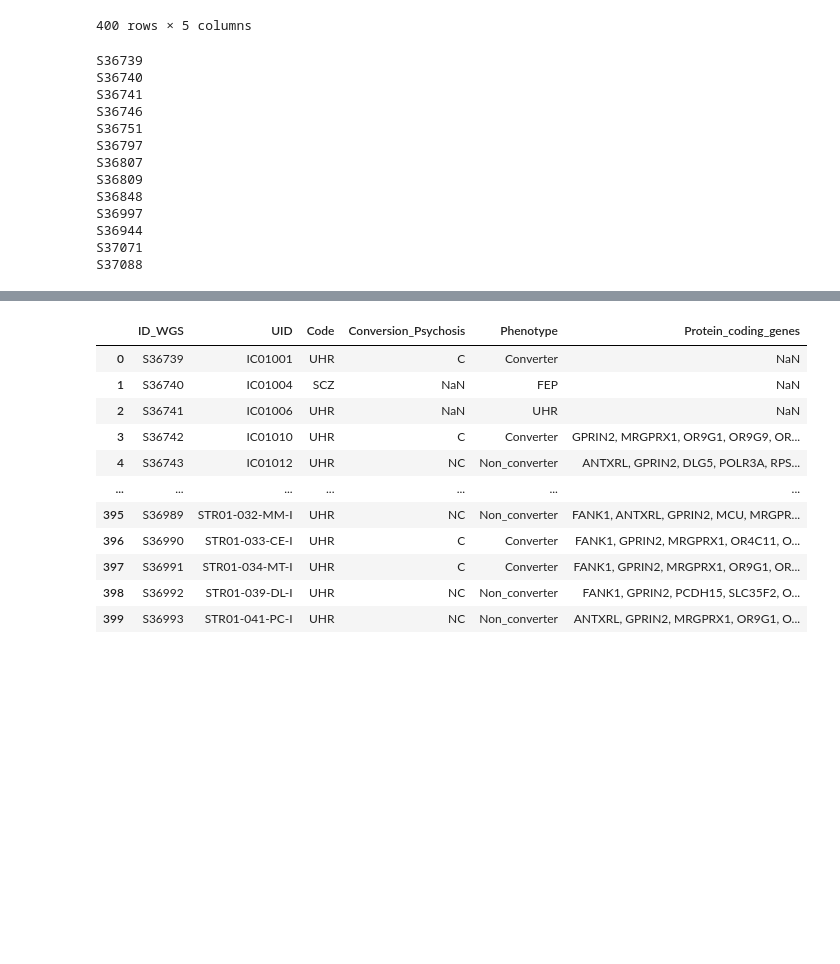
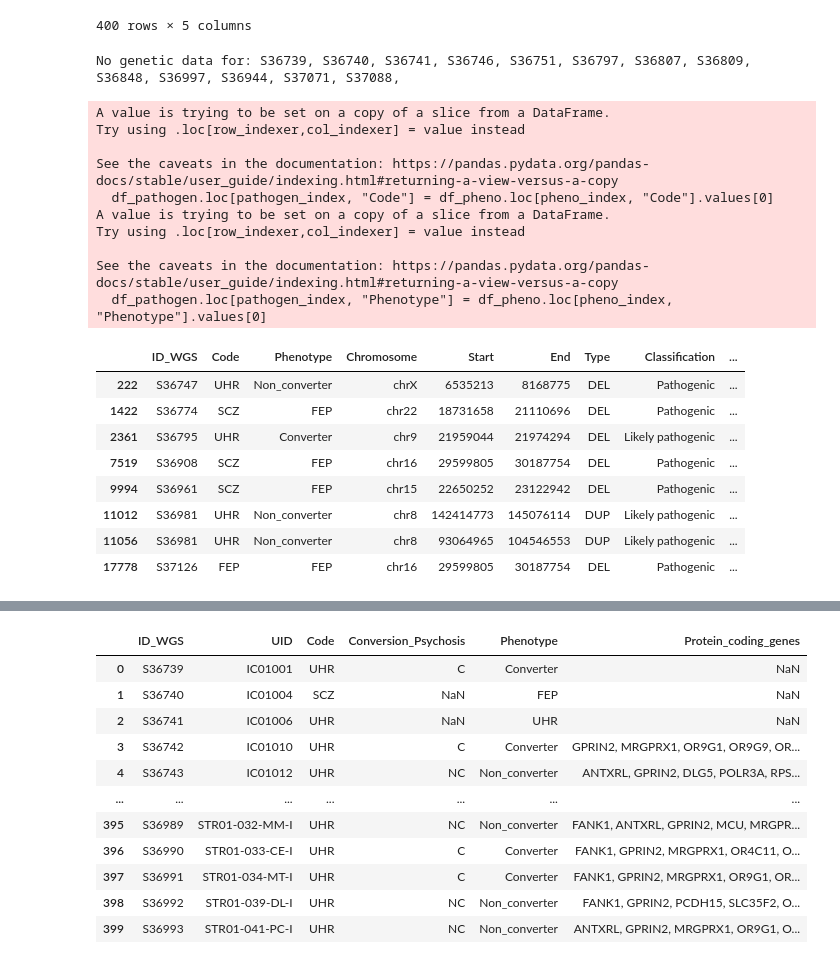
Before and after one commit to zhukovanadezhda/schizophrenia-prediction, a Jupyter notebook: annalyse.ipynb, the cells around one changed output, grey strips where cells are left out. Drawn from its saved outputs; the diff is of its cells as text; code cells hidden in the pictures; blank space fills up the shorter version.

```diff
--- a/annalyse.ipynb
+++ b/annalyse.ipynb
@@ -55,20 +55,42 @@ df_pheno
 | 399 | S36993 | STR01-041-PC-I | UHR | NC | Non_converter |
 400 rows × 5 columns
 # %%
+print("No genetic data for:", end=" ")
+
 for id in df_pheno["ID_WGS"].to_list():
     if id not in df["ID_WGS"].to_list():
-        print(id)
+        print(id, end=", ")
 # %% [output]
-S36739
-S36740
-S36741
-S36746
-S36751
-S36797
-S36807
-S36809
-S36848
-S36997
-S36944
-S37071
-S37088
+No genetic data for: S36739, S36740, S36741, S36746, S36751, S36797, S36807, S36809, S36848, S36997, S36944, S37071, S37088,
+# %%
+df_pathogen = df[(df["Classification"] == "Pathogenic") | (df["Classification"] == "Likely pathogenic")]
+
+for id in df_pathogen["ID_WGS"]:
+    pathogen_index = df_pathogen["ID_WGS"] == id
+    pheno_index = df_pheno["ID_WGS"] == id
+    df_pathogen.loc[pathogen_index, "Code"] = df_pheno.loc[pheno_index, "Code"].values[0]
+    df_pathogen.loc[pathogen_index, "Phenotype"] = df_pheno.loc[pheno_index, "Phenotype"].values[0]
+
+df_pathogen = df_pathogen[["ID_WGS", "Code", "Phenotype", "Chromosome", "Start", "End", "Type", "Classification", "Protein_coding_genes"]]
+df_pathogen.to_csv("results/pathogenic_cnv.csv", index=False)
+df_pathogen
+# %% [output]
+A value is trying to be set on a copy of a slice from a DataFrame.
+Try using .loc[row_indexer,col_indexer] = value instead
+
+See the caveats in the documentation: https://pandas.pydata.org/pandas-docs/stable/user_guide/indexing.html#returning-a-view-versus-a-copy
+  df_pathogen.loc[pathogen_index, "Code"] = df_pheno.loc[pheno_index, "Code"].values[0]
+A value is trying to be set on a copy of a slice from a DataFrame.
+Try using .loc[row_indexer,col_indexer] = value instead
+
+See the caveats in the documentation: https://pandas.pydata.org/pandas-docs/stable/user_guide/indexing.html#returning-a-view-versus-a-copy
+  df_pathogen.loc[pathogen_index, "Phenotype"] = df_pheno.loc[pheno_index, "Phenotype"].values[0]
+|  | ID_WGS | Code | Phenotype | Chromosome | Start | End | Type | Classification | ... |
+| 222 | S36747 | UHR | Non_converter | chrX | 6535213 | 8168775 | DEL | Pathogenic | ... |
+| 1422 | S36774 | SCZ | FEP | chr22 | 18731658 | 21110696 | DEL | Pathogenic | ... |
+| 2361 | S36795 | UHR | Converter | chr9 | 21959044 | 21974294 | DEL | Likely pathogenic | ... |
+| 7519 | S36908 | SCZ | FEP | chr16 | 29599805 | 30187754 | DEL | Pathogenic | ... |
+| 9994 | S36961 | SCZ | FEP | chr15 | 22650252 | 23122942 | DEL | Pathogenic | ... |
+| 11012 | S36981 | UHR | Non_converter | chr8 | 142414773 | 145076114 | DUP | Likely pathogenic | ... |
+| 11056 | S36981 | UHR | Non_converter | chr8 | 93064965 | 104546553 | DUP | Likely pathogenic | ... |
+| 17778 | S37126 | FEP | FEP | chr16 | 29599805 | 30187754 | DEL | Pathogenic | ... |
```
Also changed, not shown: parts of 13 cells of this notebook.
